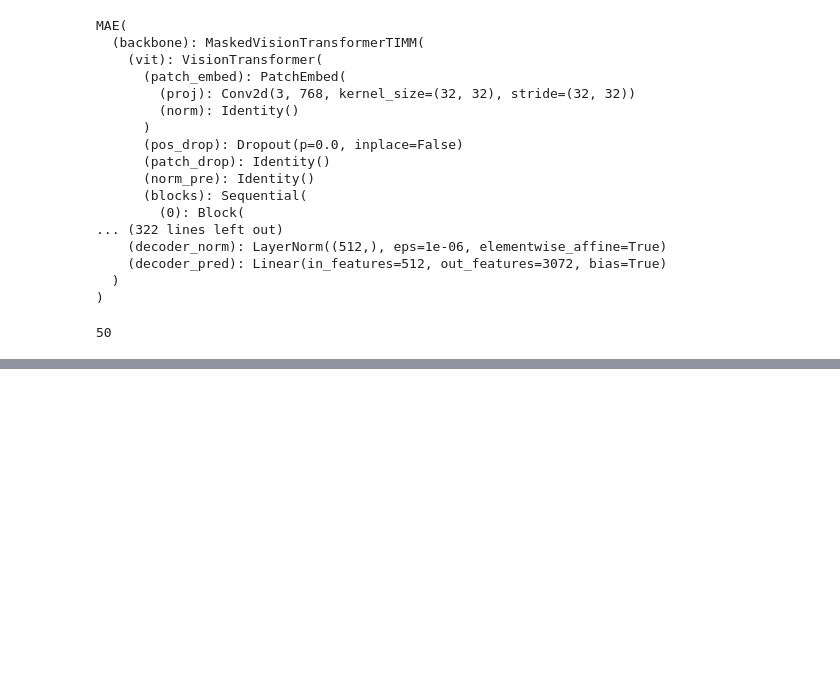
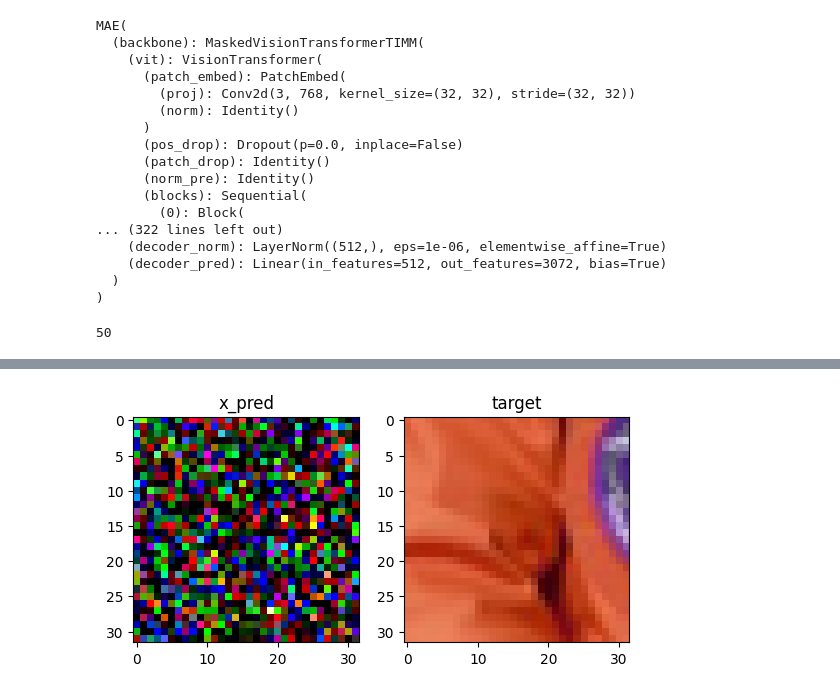
Before and after one commit to AjayNandoriya/lightly, a Jupyter notebook: examples/notebooks/pytorch/mae.ipynb, the cells around one changed output, grey strips where cells are left out. Saved outputs shown, nothing was run; the diff lists cells and outputs as text; code cells hidden in the pictures; blank space fills up the shorter version.

```diff
--- a/examples/notebooks/pytorch/mae.ipynb
+++ b/examples/notebooks/pytorch/mae.ipynb
@@ -183,0 +182,7 @@ AssertionError: Input height (128) doesn't match model (224).
+# %%
+x1= x_pred[0,0,:].reshape((32,32,3))
+t1 = target[0,0,:].reshape((32,32,3))
+plt.subplot(1,2,1),plt.imshow(x1.cpu().detach().numpy()),plt.title("x_pred")
+plt.subplot(1,2,2),plt.imshow(t1.cpu().detach().numpy()),plt.title("target")
+plt.show()
+# %% [output]
@@ -184,3 +190,4 @@ AssertionError: Input height (128) doesn't match model (224).
+[figure, added]
 # %%
 dataset = torchvision.datasets.VOCDetection(
     "datasets/pascal_voc",
```
Also changed, not shown: parts of 5 cells of this notebook.
